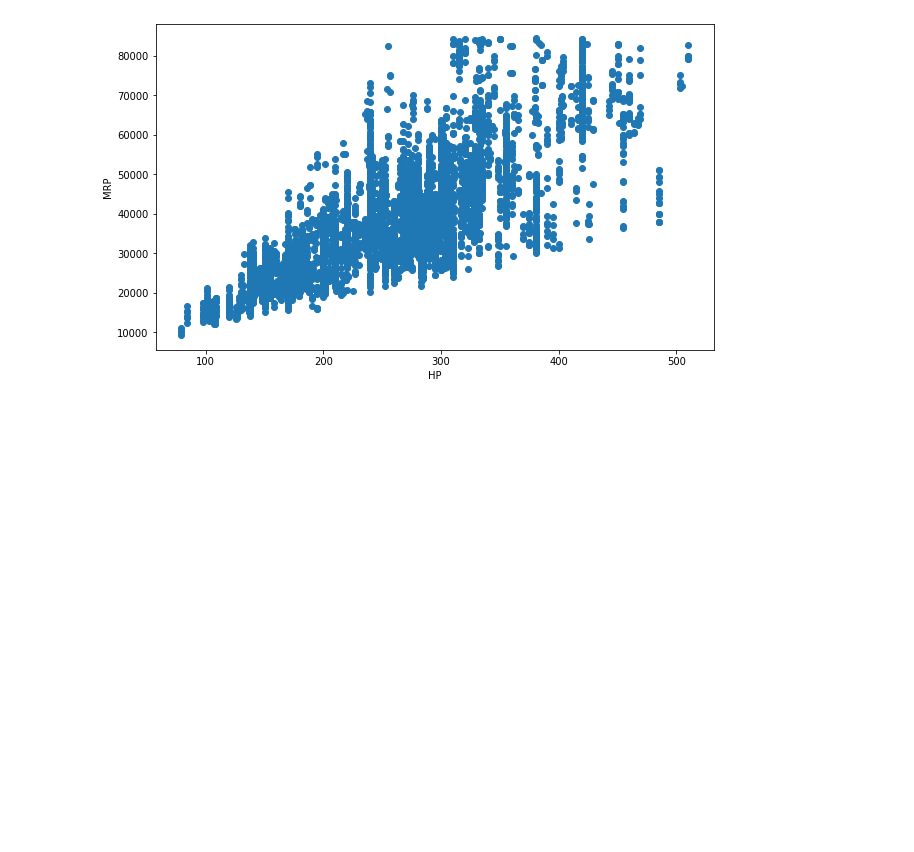
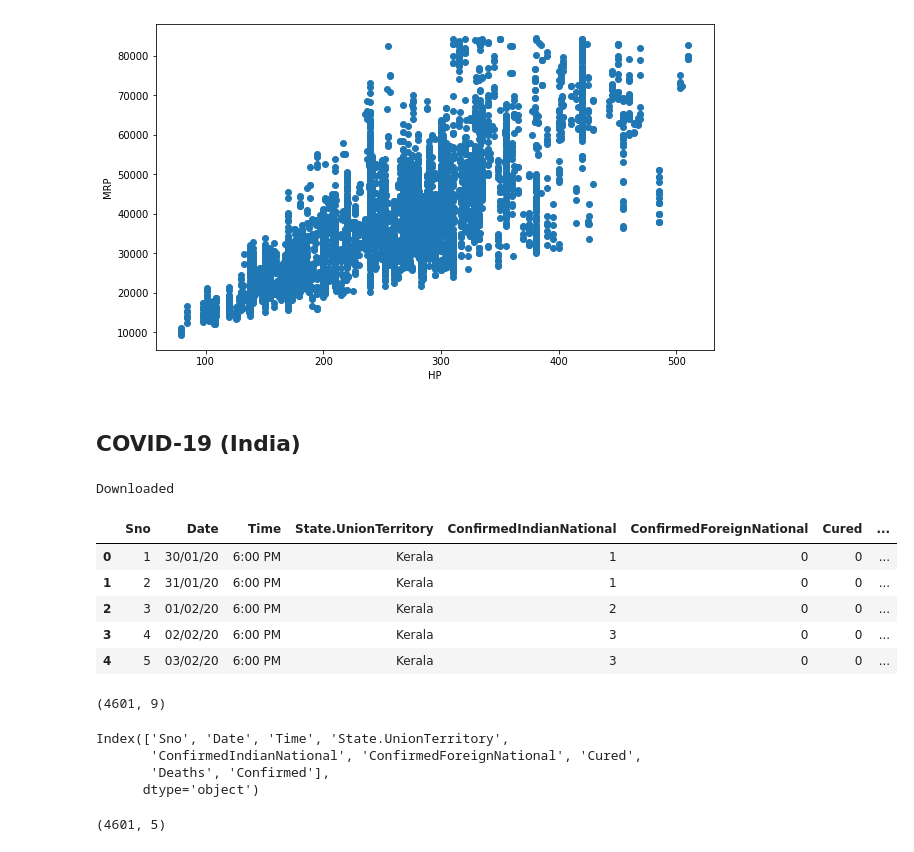
Before and after one commit to ravi-prakash1907/Predictive-Analytics, a Jupyter notebook: Basics/Lab1.ipynb, the cells around one changed output. Drawn from its saved outputs; the diff is of its cells as text; code cells hidden in the pictures; blank space fills up the shorter version.

```diff
--- a/Basics/Lab1.ipynb
+++ b/Basics/Lab1.ipynb
@@ -300,3 +302,5 @@ xis.set_ylabel('MRP')
 plt.show()
 # %% [output]
 [figure]
+# %% [markdown]
+## COVID-19 (India)
@@ -302,0 +309,30 @@ plt.show()
+# %%
+try:
+  downloadCSV(dataURL, 'Dataset/covidIndia.csv')
+  print("Downloaded")
+except:
+  print("Error occured!!")
+# %% [output]
+Downloaded
+# %%
+fileLoc = 'Dataset/covidIndia.csv'
+df = pd.read_csv(fileLoc)
+df.head()
+# %% [output]
+|  | Sno | Date | Time | State.UnionTerritory | ConfirmedIndianNational | ConfirmedForeignNational | Cured | ... |
+| 0 | 1 | 30/01/20 | 6:00 PM | Kerala | 1 | 0 | 0 | ... |
+| 1 | 2 | 31/01/20 | 6:00 PM | Kerala | 1 | 0 | 0 | ... |
+| 2 | 3 | 01/02/20 | 6:00 PM | Kerala | 2 | 0 | 0 | ... |
+| 3 | 4 | 02/02/20 | 6:00 PM | Kerala | 3 | 0 | 0 | ... |
+| 4 | 5 | 03/02/20 | 6:00 PM | Kerala | 3 | 0 | 0 | ... |
+# %%
+df.shape
+# %% [output]
+(4601, 9)
+# %%
+df.columns
+# %% [output]
+Index(['Sno', 'Date', 'Time', 'State.UnionTerritory',
+       'ConfirmedIndianNational', 'ConfirmedForeignNational', 'Cured',
+       'Deaths', 'Confirmed'],
+      dtype='object')
@@ -302,0 +341,4 @@ plt.show()
+# %%
+df.shape
+# %% [output]
+(4601, 5)
```
Also changed, not shown: parts of 13 cells of this notebook.
